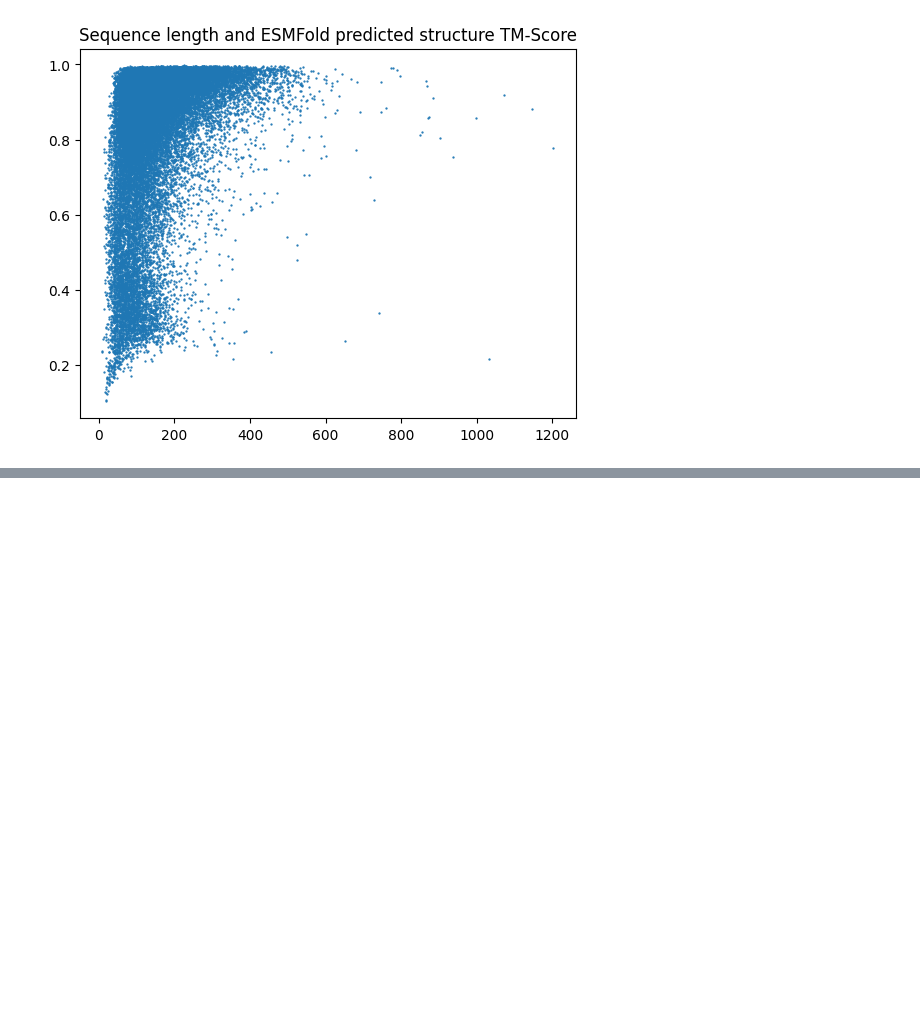
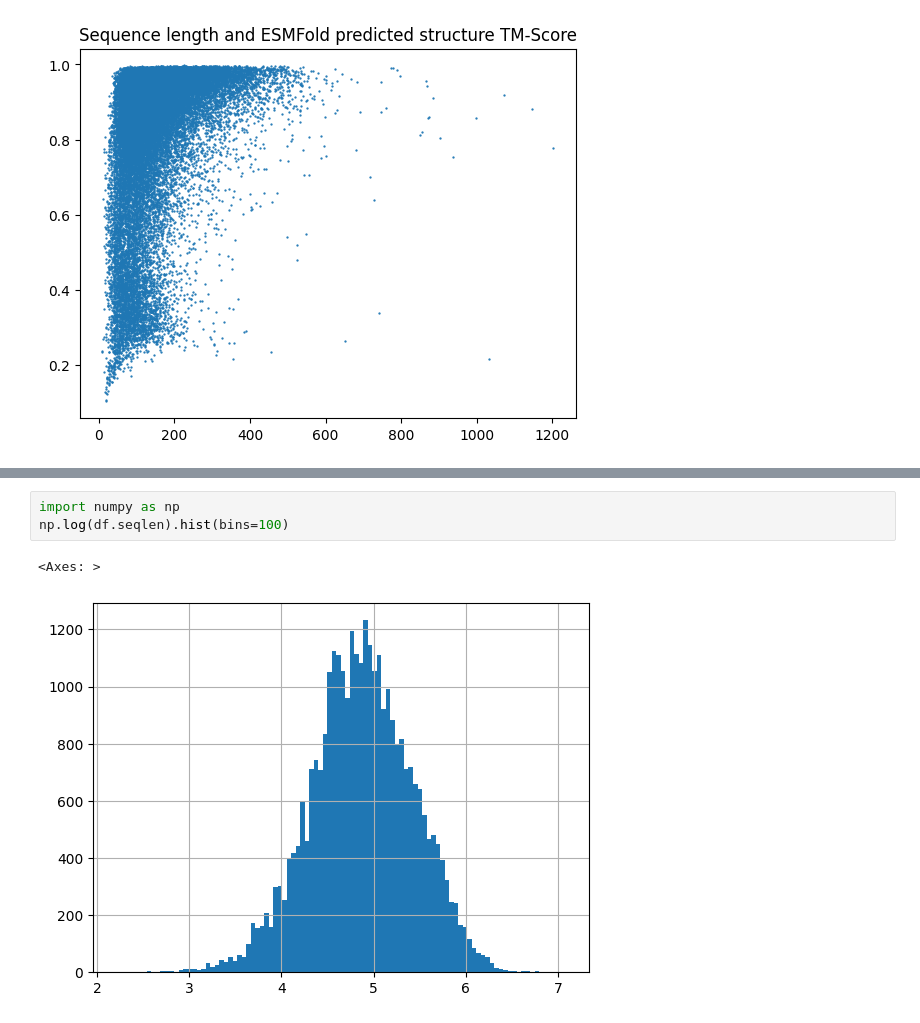
Before and after one commit to amyxlu/plaid-dev-distributed, a Jupyter notebook: notebooks/21_cath_errors.ipynb, the cells around one changed output, grey strips where cells are left out. Drawn from its saved outputs; the diff is of its cells as text; blank space fills up the shorter version.

```diff
--- a/notebooks/21_cath_errors.ipynb
+++ b/notebooks/21_cath_errors.ipynb
@@ -38,0 +50,6 @@ Text(0.5, 1.0, 'Sequence length and ESMFold predicted structure TM-Score')
+# %%
+import numpy as np
+np.log(df.seqlen).hist(bins=100)
+# %% [output]
+<Axes: >
+[figure, added]
```
Also changed, not shown: parts of 6 cells of this notebook, 2 other files.
